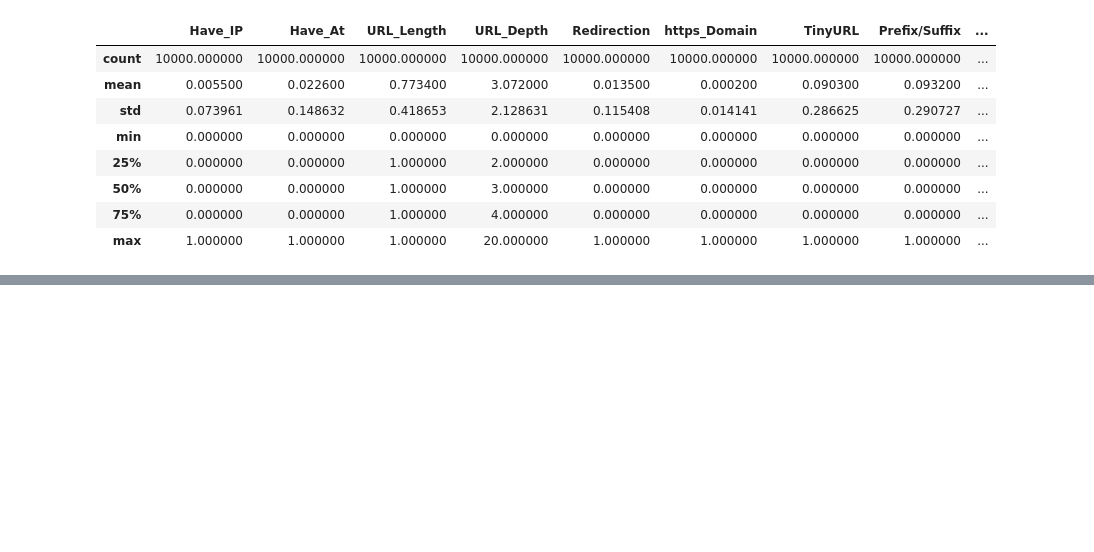
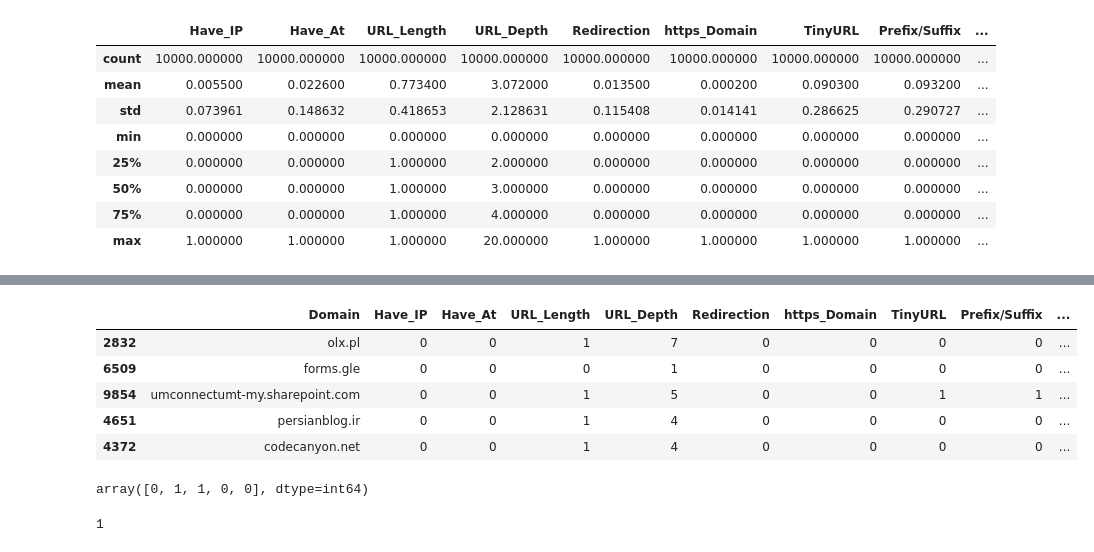
Before and after one commit to 91one/MLLLLL, a Jupyter notebook: ML.ipynb, the cells around one changed output, grey strips where cells are left out. Drawn from its saved outputs; the diff is of its cells as text; code cells hidden in the pictures; blank space fills up the shorter version.

```diff
--- a/ML.ipynb
+++ b/ML.ipynb
@@ -199,0 +220,15 @@ AttributeError: 'GridSearchCV' object has no attribute 'best_params_'
+# %%
+samples = valid_data.sample(5, random_state=0)
+samples
+# %% [output]
+|  | Domain | Have_IP | Have_At | URL_Length | URL_Depth | Redirection | https_Domain | TinyURL | Prefix/Suffix | ... |
+| 2832 | olx.pl | 0 | 0 | 1 | 7 | 0 | 0 | 0 | 0 | ... |
+| 6509 | forms.gle | 0 | 0 | 0 | 1 | 0 | 0 | 0 | 0 | ... |
+| 9854 | umconnectumt-my.sharepoint.com | 0 | 0 | 1 | 5 | 0 | 0 | 1 | 1 | ... |
+| 4651 | persianblog.ir | 0 | 0 | 1 | 4 | 0 | 0 | 0 | 0 | ... |
+| 4372 | codecanyon.net | 0 | 0 | 1 | 4 | 0 | 0 | 0 | 0 | ... |
+# %%
+predicted = search.best_estimator_.predict(samples)
+predicted
+# %% [output]
+array([0, 1, 1, 0, 0], dtype=int64)
@@ -199,0 +241,26 @@ AttributeError: 'GridSearchCV' object has no attribute 'best_params_'
+# %%
+sample = {
+    # "Domain": "forms.gle",
+    "Have_IP": 0,
+    "Have_At": 0,
+    "URL_Length": 0,
+    "URL_Depth": 1,
+    "Redirection": 0,
+    "https_Domain": 0,
+    "TinyURL": 0,
+    "Prefix/Suffix": 0,
+    "DNS_Record": 1,
+    "Web_Traffic": 1,
+    "Domain_Age": 1,
+    "Domain_End": 1,
+    "iFrame": 0,
+    "Mouse_Over": 0,
+    "Right_Click": 1,
+    "Web_Forwards": 0,
+}
+
+sample = pd.DataFrame([sample])
+predicted = predict(sample)
+predicted
+# %% [output]
+1
```
Also changed, not shown: parts of 10 cells of this notebook.
